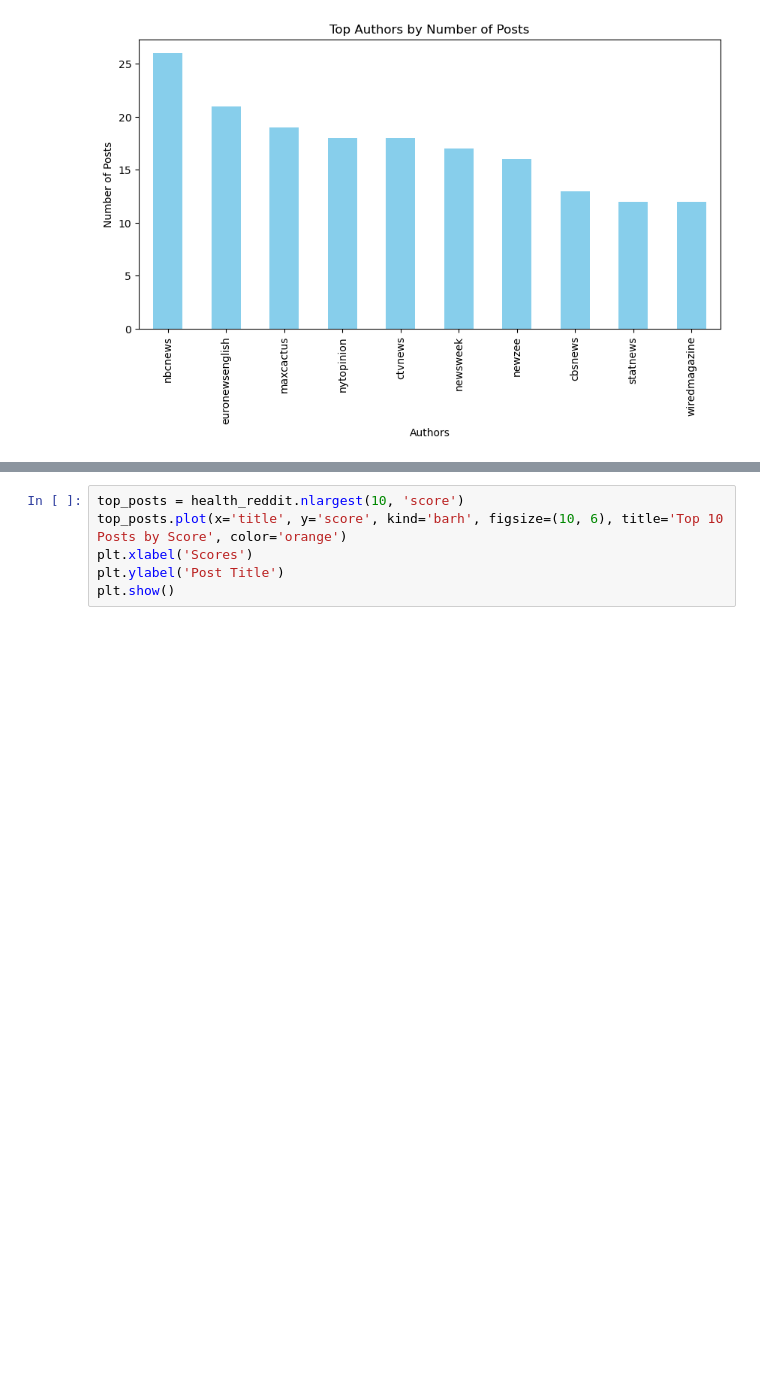
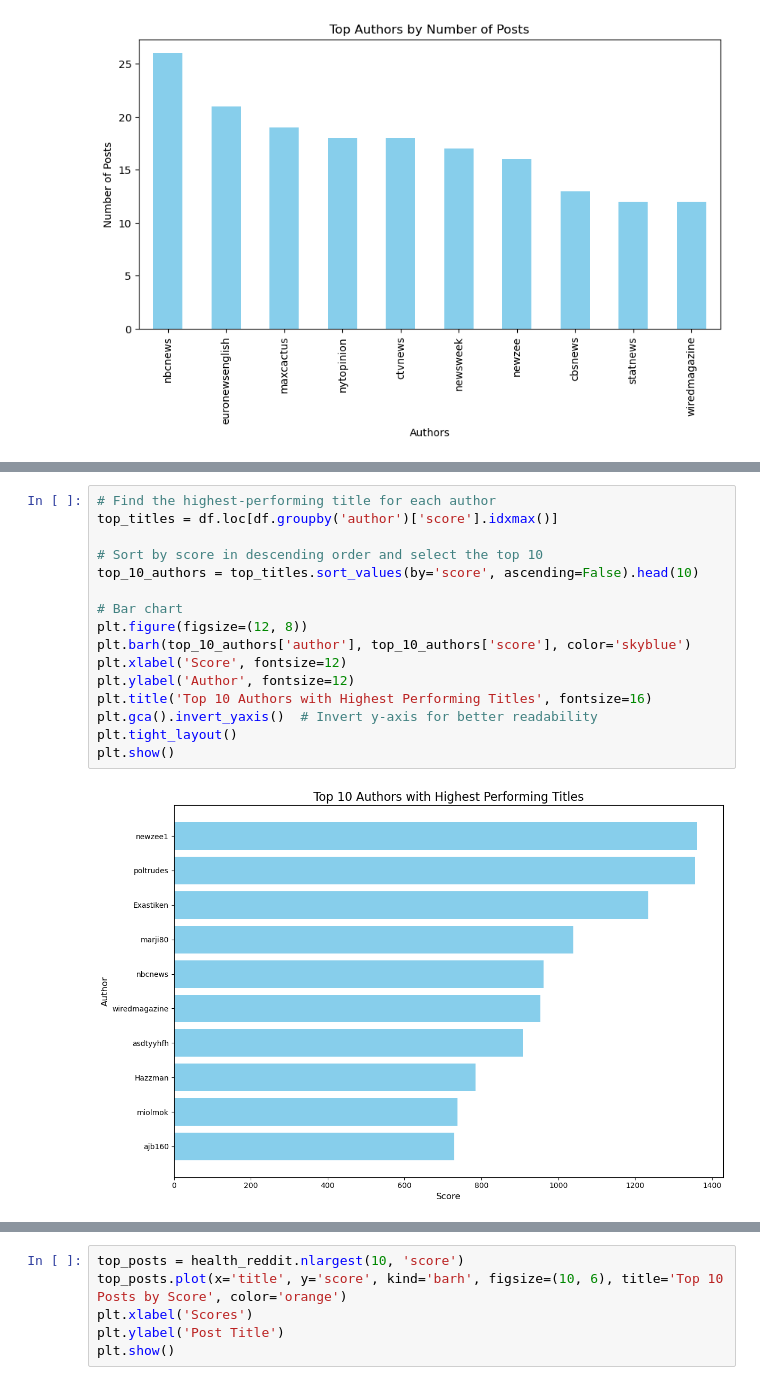
Before and after one commit to Olayemi-cloud/jh24993_EMATM0048---Python-Project, a Jupyter notebook: jh24993_EMATM0048_Q2.ipynb, the cells around one changed output, grey strips where cells are left out. Drawn from its saved outputs; the diff is of its cells as text; blank space fills up the shorter version.

```diff
--- a/jh24993_EMATM0048_Q2.ipynb
+++ b/jh24993_EMATM0048_Q2.ipynb
@@ -579,0 +592,18 @@ plt.show()
+# %%
+# Find the highest-performing title for each author
+top_titles = df.loc[df.groupby('author')['score'].idxmax()]
+
+# Sort by score in descending order and select the top 10
+top_10_authors = top_titles.sort_values(by='score', ascending=False).head(10)
+
+# Bar chart
+plt.figure(figsize=(12, 8))
+plt.barh(top_10_authors['author'], top_10_authors['score'], color='skyblue')
+plt.xlabel('Score', fontsize=12)
+plt.ylabel('Author', fontsize=12)
+plt.title('Top 10 Authors with Highest Performing Titles', fontsize=16)
+plt.gca().invert_yaxis()  # Invert y-axis for better readability
+plt.tight_layout()
+plt.show()
+# %% [output]
+[figure, added]
```
Also changed, not shown: parts of 11 cells of this notebook.
